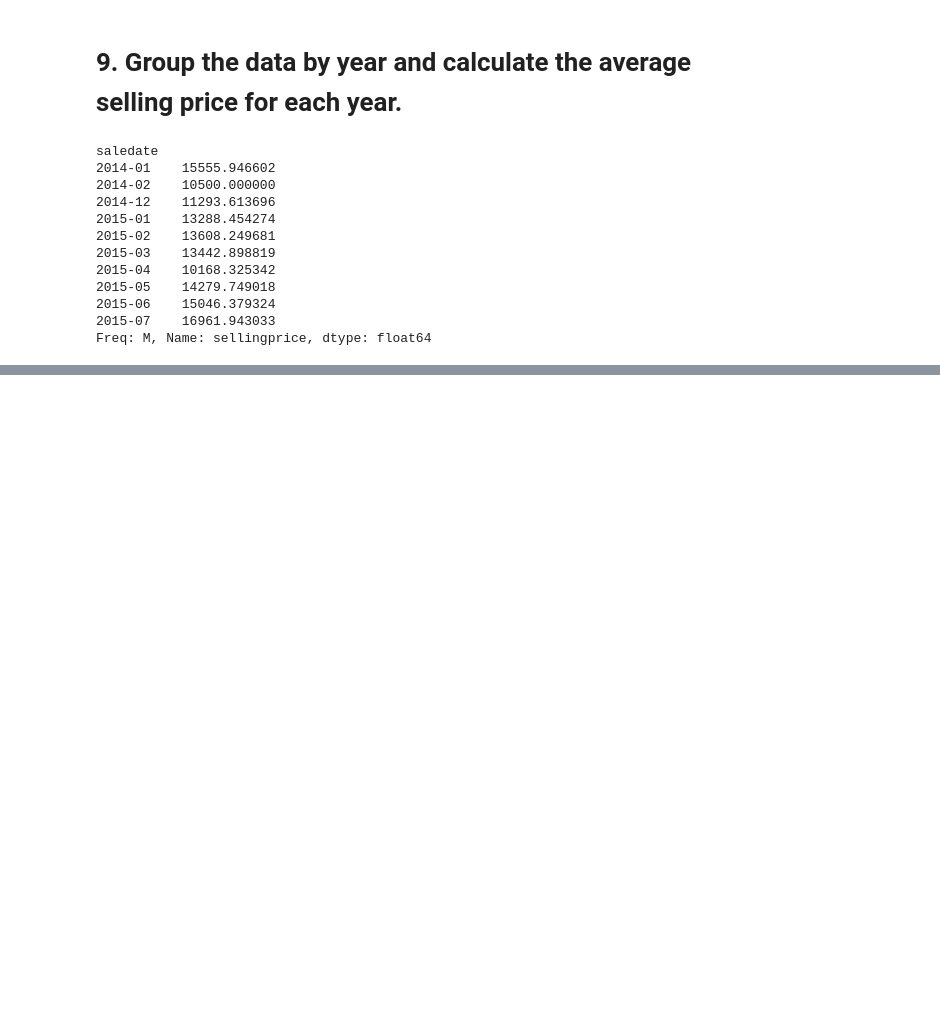
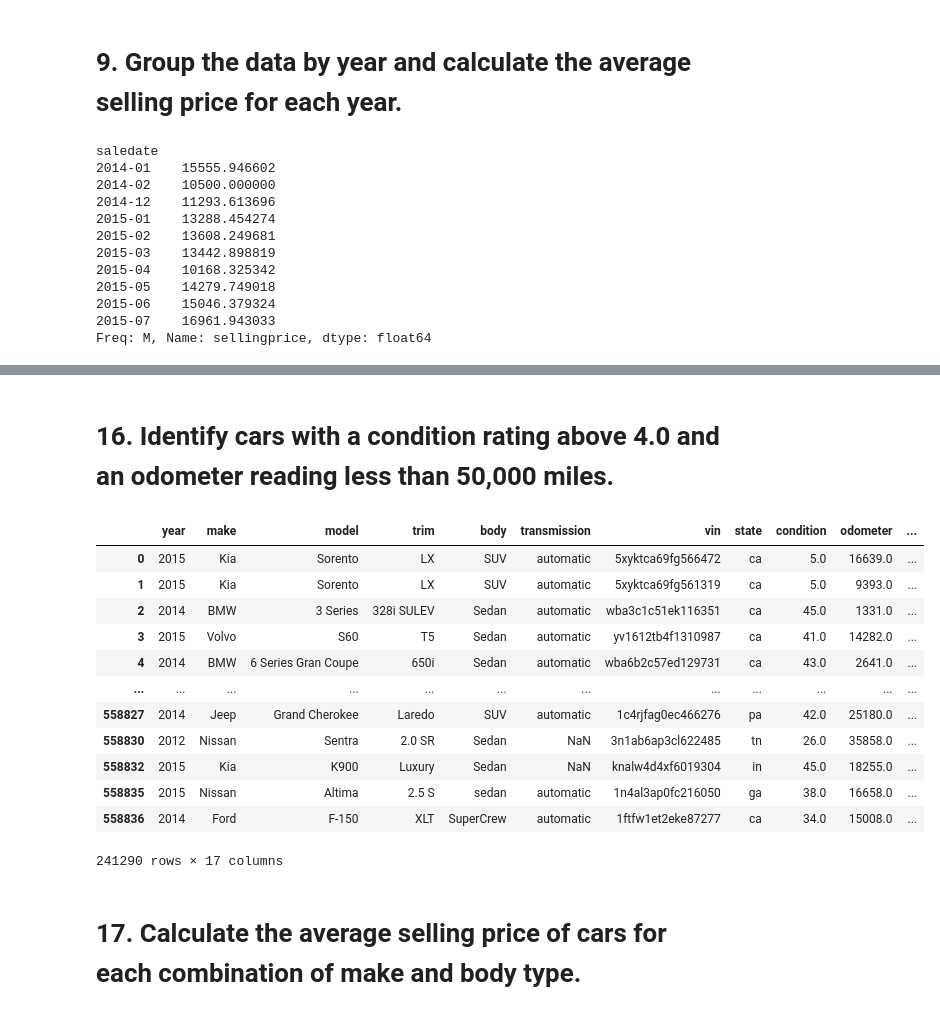
Before and after one commit to ZygimantasB/pandas_training, a Jupyter notebook: car/vehicle_sales.ipynb, the cells around one changed output, grey strips where cells are left out. Saved outputs shown, nothing was run; the diff lists cells and outputs as text; code cells hidden in the pictures; blank space fills up the shorter version.

```diff
--- a/car/vehicle_sales.ipynb
+++ b/car/vehicle_sales.ipynb
@@ -610,0 +742,20 @@ Freq: M, Name: sellingprice, dtype: float64
+# %% [markdown]
+# 16. Identify cars with a condition rating above 4.0 and an odometer reading less than 50,000 miles.
+# %%
+car_sales.query('condition > 4 & odometer < 50_000')
+# %% [output]
+|  | year | make | model | trim | body | transmission | vin | state | condition | odometer | ... |
+| 0 | 2015 | Kia | Sorento | LX | SUV | automatic | 5xyktca69fg566472 | ca | 5.0 | 16639.0 | ... |
+| 1 | 2015 | Kia | Sorento | LX | SUV | automatic | 5xyktca69fg561319 | ca | 5.0 | 9393.0 | ... |
+| 2 | 2014 | BMW | 3 Series | 328i SULEV | Sedan | automatic | wba3c1c51ek116351 | ca | 45.0 | 1331.0 | ... |
+| 3 | 2015 | Volvo | S60 | T5 | Sedan | automatic | yv1612tb4f1310987 | ca | 41.0 | 14282.0 | ... |
+| 4 | 2014 | BMW | 6 Series Gran Coupe | 650i | Sedan | automatic | wba6b2c57ed129731 | ca | 43.0 | 2641.0 | ... |
+| ... | ... | ... | ... | ... | ... | ... | ... | ... | ... | ... | ... |
+| 558827 | 2014 | Jeep | Grand Cherokee | Laredo | SUV | automatic | 1c4rjfag0ec466276 | pa | 42.0 | 25180.0 | ... |
+| 558830 | 2012 | Nissan | Sentra | 2.0 SR | Sedan | NaN | 3n1ab6ap3cl622485 | tn | 26.0 | 35858.0 | ... |
+| 558832 | 2015 | Kia | K900 | Luxury | Sedan | NaN | knalw4d4xf6019304 | in | 45.0 | 18255.0 | ... |
+| 558835 | 2015 | Nissan | Altima | 2.5 S | sedan | automatic | 1n4al3ap0fc216050 | ga | 38.0 | 16658.0 | ... |
+| 558836 | 2014 | Ford | F-150 | XLT | SuperCrew | automatic | 1ftfw1et2eke87277 | ca | 34.0 | 15008.0 | ... |
+241290 rows × 17 columns
+# %% [markdown]
+# 17. Calculate the average selling price of cars for each combination of make and body type.
```
Also changed, not shown: parts of 24 cells of this notebook.
